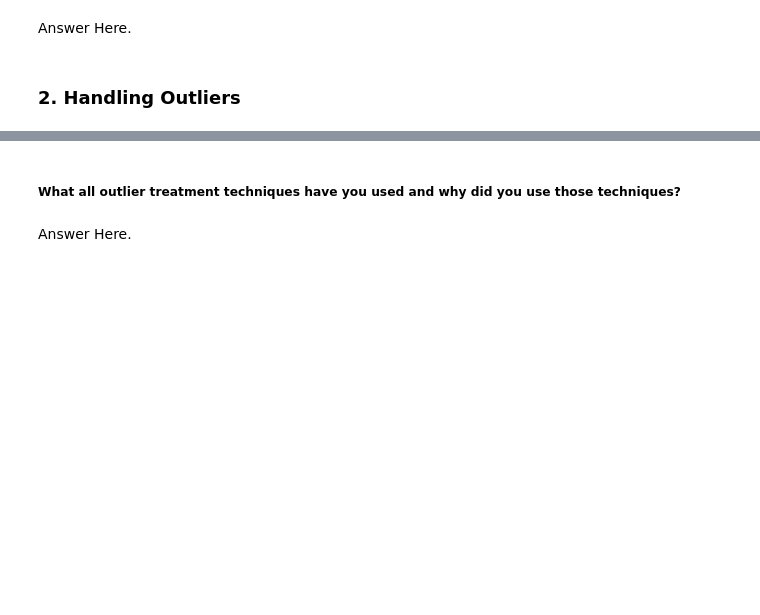
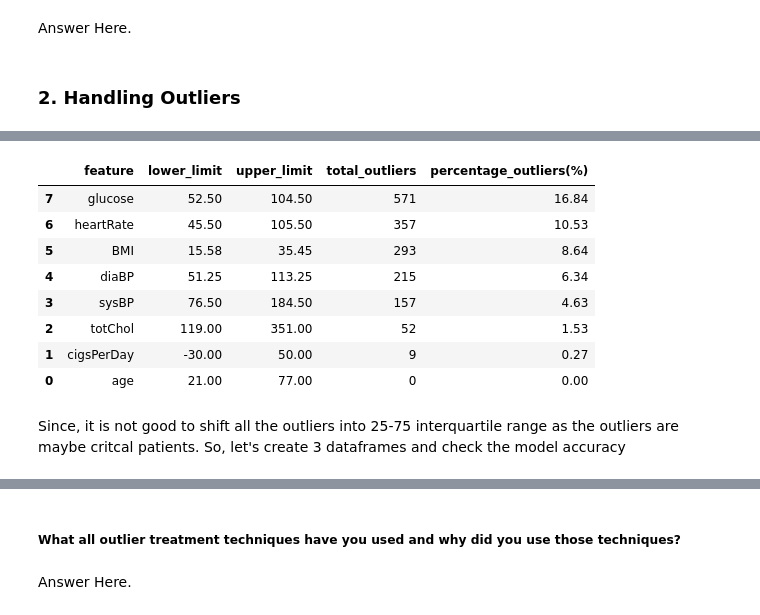
Before and after one commit to Shahrukh2016/Cardiovascular_Risk_Prediction, a Jupyter notebook: IndividualColab_CardiovascularRiskPrediction.ipynb, the cells around one changed output, grey strips where cells are left out. Saved outputs shown, nothing was run; the diff lists cells and outputs as text; code cells hidden in the pictures; blank space fills up the shorter version.

```diff
--- a/IndividualColab_CardiovascularRiskPrediction.ipynb
+++ b/IndividualColab_CardiovascularRiskPrediction.ipynb
@@ -818,0 +850,47 @@ Answer Here.
+# %%
+# defining the code for outlier detection and percentage using IQR.
+def detect_outliers(df,list):
+  '''This function can be used to determine the lower limit, upper limit, total outliers and percentage of outliers present in continous feature.
+  The first argument it can take is the complete Dataframe and the second is the list of continous variable in the Dataframe'''
+
+  outlier_df= pd.DataFrame(columns= ['feature', 'lower_limit', 'upper_limit', 'total_outliers', 'percentage_outliers(%)'])
+  outliers = []
+  for cont_feature in list:
+    df[cont_feature] = sorted(df[cont_feature])
+    q1 = np.percentile(df[cont_feature], 25)
+    q2 = np.percentile(df[cont_feature], 50)
+    q3 = np.percentile(df[cont_feature], 75)
+
+    # Calculating IQR
+    IQR = q3-q1
+    lwr_bound = round(q1-(1.5*IQR),2)
+    upr_bound = round(q3+(1.5*IQR),2)
+
+    # Total number of outliers
+    for i in df[cont_feature]:
+        if (i<lwr_bound or i>upr_bound):
+            outliers.append(i)
+    len_outliers= len(outliers)
+
+    # Total percentage of outliers
+    perc_outliers= round(len_outliers*100/len(df[cont_feature]),2)
+
+    # Appending calculated values to respective column
+    outlier_df = outlier_df.append({'feature': cont_feature,'lower_limit': lwr_bound, 'upper_limit': upr_bound, 'total_outliers': len_outliers, 'percentage_outliers(%)': perc_outliers}, ignore_index=True)
+  sorted_outlier_df= outlier_df.sort_values(by=['percentage_outliers(%)'],ascending=False)
+  return sorted_outlier_df
+# %%
+# Checking the percentage of outliers in each feature
+detect_outliers(df,continous_variable)
+# %% [output]
+|  | feature | lower_limit | upper_limit | total_outliers | percentage_outliers(%) |
+| 7 | glucose | 52.50 | 104.50 | 571 | 16.84 |
+| 6 | heartRate | 45.50 | 105.50 | 357 | 10.53 |
+| 5 | BMI | 15.58 | 35.45 | 293 | 8.64 |
+| 4 | diaBP | 51.25 | 113.25 | 215 | 6.34 |
+| 3 | sysBP | 76.50 | 184.50 | 157 | 4.63 |
+| 2 | totChol | 119.00 | 351.00 | 52 | 1.53 |
+| 1 | cigsPerDay | -30.00 | 50.00 | 9 | 0.27 |
+| 0 | age | 21.00 | 77.00 | 0 | 0.00 |
+# %% [markdown]
+Since, it is not good to shift all the outliers into 25-75 interquartile range as the outliers are maybe critcal patients. So, let's create 3 dataframes and check the model accuracy
```
Also changed, not shown: parts of 12 cells of this notebook.
